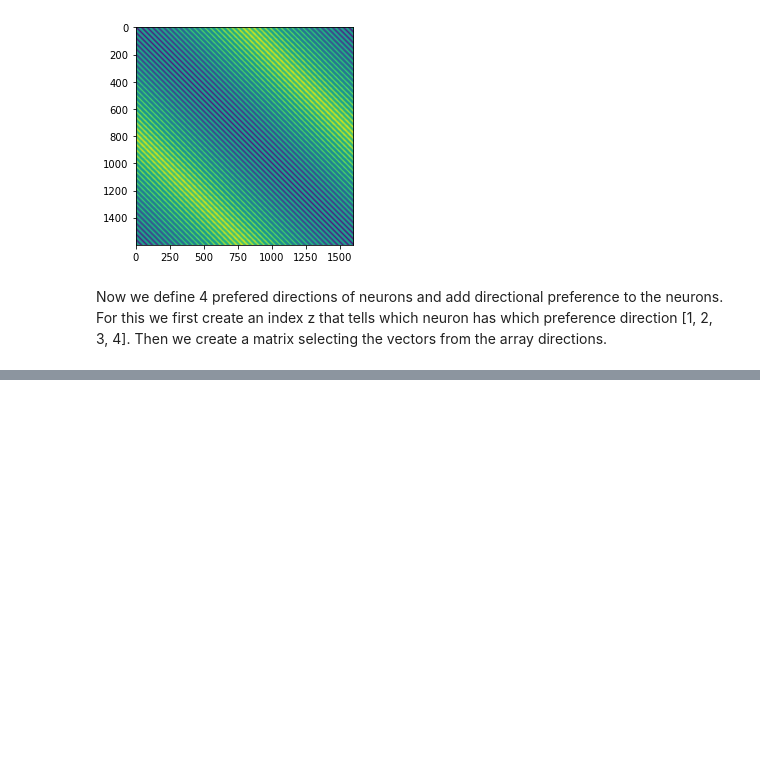
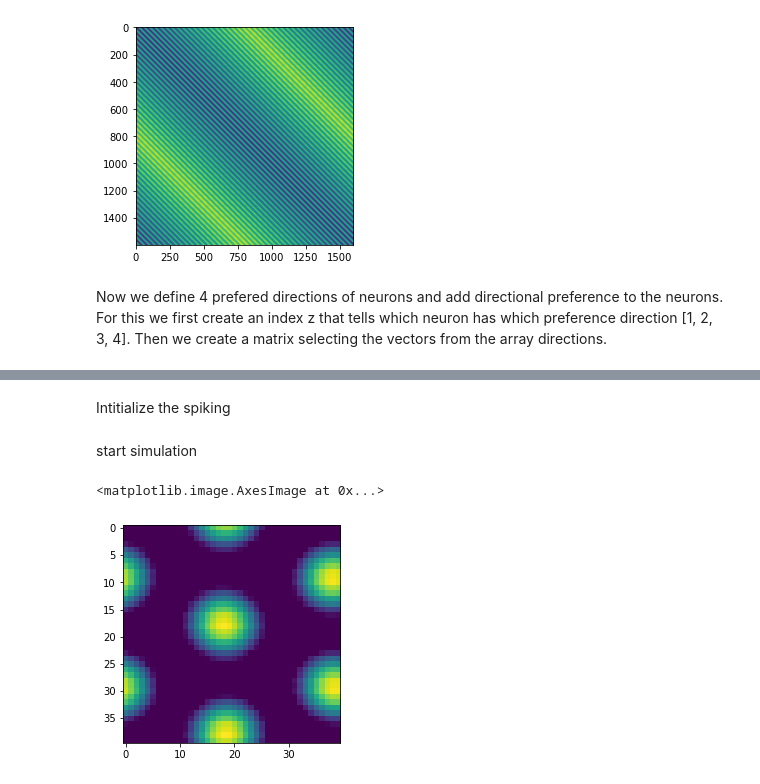
Before and after one commit to RaufHood/thesis, a Jupyter notebook: Untitled.ipynb, the cells around one changed output, grey strips where cells are left out. Cells and saved outputs as stored; diff of their text form; code cells hidden in the pictures; blank space fills up the shorter version.

```diff
--- a/Untitled.ipynb
+++ b/Untitled.ipynb
@@ -91,0 +122,51 @@ print(g)
+# %%
+# def dynamics(B, s, w, tau, dt):
+
+#     q = np.dot(s,w) + B
+
+#     s_ = np.zeros_like(s)
+
+#     s_[q<0] = s[q<0] / (1 + tau/dt )
+
+#     s_ = np.linalg.lstsq((tau/dt+1)*np.eye(len(s))-w, tau/dt*s+B)
+#     s_[q>0] = s__[0][q>0]
+
+#     return s__
+
+def dynamics(b, s0, w, tau, dt):
+    """Solve the grid cell spiking equation with implicit euler for one time step of size dt"""
+
+    f = np.maximum(0, np.tensordot(s0, w, axes=1) + b)
+    s = (s0 + f * dt / tau) / (1 + dt / tau)
+    return s
+# %% [markdown]
+Intitialize the spiking
+# %%
+def calculate_B(v):
+    g_m = 0.7
+    alpha = 0.10315
+    tau = 1e-1
+    dt = 1e-2
+    #print(g)
+    #print(v)
+    B = 1 + g_m * alpha * np.tensordot(g, v, axes=1)
+    return B
+# %% [markdown]
+start simulation
+# %%
+nr_steps =300
+# %%
+s = np.random.rand(n**2)*10**(-2)
+tau = 1e-1
+dt = 1e-2
+for i in range(nr_steps):
+    v = np.random.rand(2)*0.2
+    B = calculate_B(v)
+    s = dynamics(B, s, w_rec, tau, dt)
+s0 = s
+# %%
+s_resh = np.reshape(s, (40,40))
+plt.imshow(s_resh)
+# %% [output]
+<matplotlib.image.AxesImage at 0x...>
+[figure, added]
```
Also changed, not shown: parts of 35 cells of this notebook.
